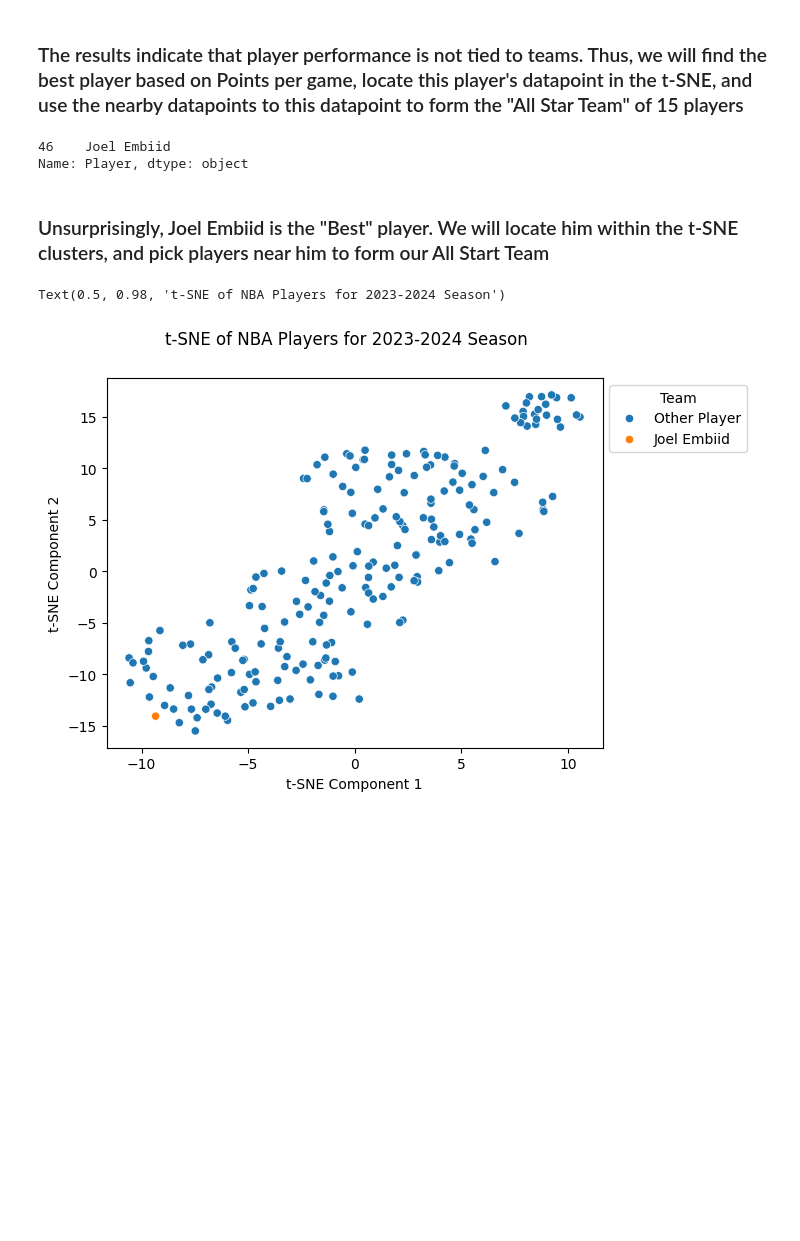
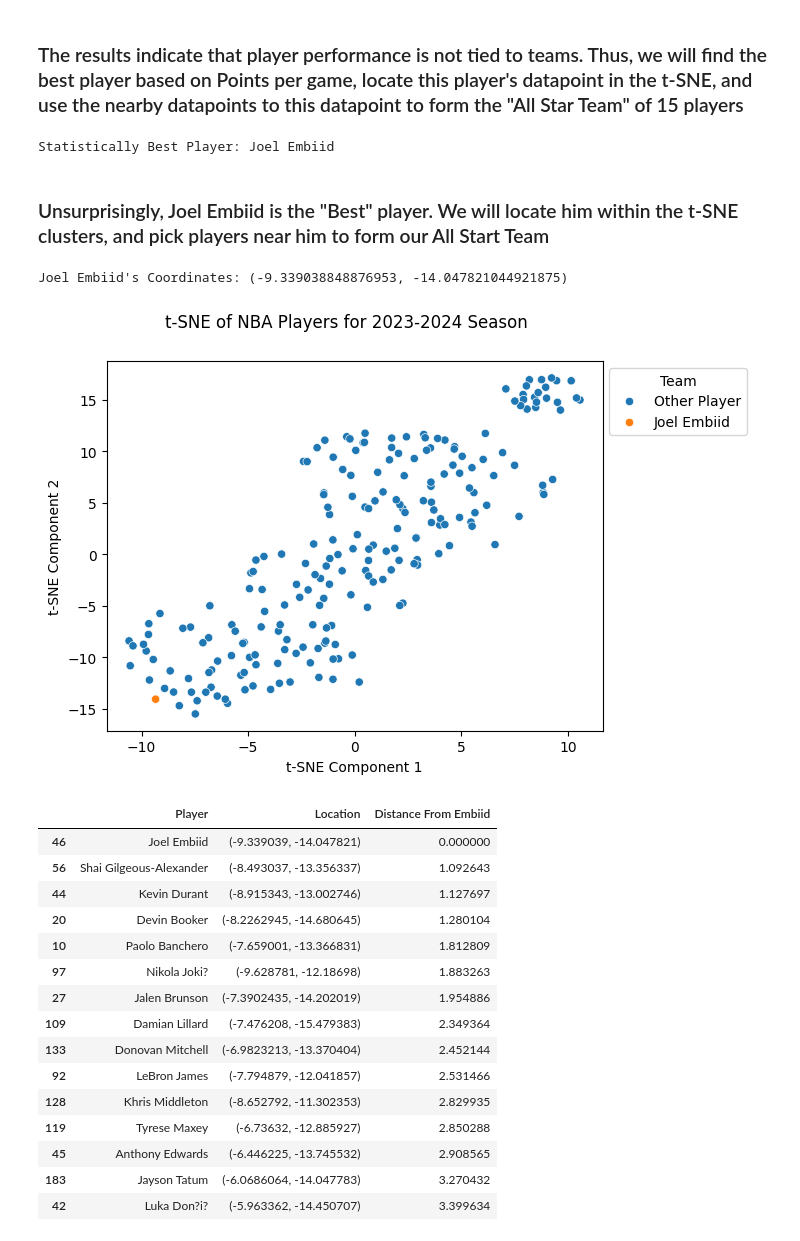
Before and after one commit to kjeeth04/NBA-pred, a Jupyter notebook: t-SNE.ipynb, the cells around one changed output. Drawn from its saved outputs; the diff is of its cells as text; code cells hidden in the pictures; blank space fills up the shorter version.

```diff
--- a/t-SNE.ipynb
+++ b/t-SNE.ipynb
@@ -40,10 +56,9 @@ Text(0.5, 0.98, 't-SNE of NBA Players for 2023-2024 Season by Team')
 # %% [markdown]
 ### The results indicate that player performance is not tied to teams. Thus, we will find the best player based on Points per game, locate this player's datapoint in the t-SNE, and use the nearby datapoints to this datapoint to form the "All Star Team" of 15 players
 # %%
-df.loc[df['PTS'] == np.max(df['PTS'])]['Player']
+print(f"Statistically Best Player: {df.loc[df['PTS'] == np.max(df['PTS'])]['Player'][46]}")
 # %% [output]
-46    Joel Embiid
-Name: Player, dtype: object
+Statistically Best Player: Joel Embiid
 # %% [markdown]
 ### Unsurprisingly, Joel Embiid is the "Best" player. We will locate him within the t-SNE clusters, and pick players near him to form our All Start Team
 # %%
@@ -57,6 +72,42 @@ components["Is_Joel"] = components["Player"].apply(is_joel)
 sns.scatterplot(data = components, x = "t-SNE Component 1", y = "t-SNE Component 2", hue = 'Is_Joel')
 plt.legend(title = 'Team', loc='upper left', bbox_to_anchor=(1, 1))
 plt.suptitle("t-SNE of NBA Players for 2023-2024 Season")
+
+embiid_tsne_1 = components.loc[components['Player'] == 'Joel Embiid']['t-SNE Component 1'][46]
+embiid_tsne_2 = components.loc[components['Player'] == 'Joel Embiid']['t-SNE Component 2'][46]
+print(f"Joel Embiid's Coordinates: ({embiid_tsne_1}, {embiid_tsne_2})")
 # %% [output]
-Text(0.5, 0.98, 't-SNE of NBA Players for 2023-2024 Season')
+Joel Embiid's Coordinates: (-9.339038848876953, -14.047821044921875)
 [figure]
+# %%
+#Gathers Player Data Relative to Embiid
+closest_embiid = list()
+
+for row in range(len(components)):
+    #Get Each Player Data and check Euclidean distance of points from Embiid's
+    player_data = components.iloc[row]
+    (dist_1, dist_2) = (player_data['t-SNE Component 1'], player_data['t-SNE Component 2'])
+    dist = math.dist((embiid_tsne_1, embiid_tsne_2), (dist_1, dist_2))
+    closest_embiid.append({"Player": player_data['Player'], "Location": (dist_1, dist_2), "Distance From Embiid": dist})
+
+#Turning data into Dataframe and grabbing top 15 players by proximity
+closest_embiid = pd.DataFrame(closest_embiid)
+closest_embiid = closest_embiid.sort_values(by='Distance From Embiid').head(15)
+closest_embiid
+# %% [output]
+|  | Player | Location | Distance From Embiid |
+| 46 | Joel Embiid | (-9.339039, -14.047821) | 0.000000 |
+| 56 | Shai Gilgeous-Alexander | (-8.493037, -13.356337) | 1.092643 |
+| 44 | Kevin Durant | (-8.915343, -13.002746) | 1.127697 |
+| 20 | Devin Booker | (-8.2262945, -14.680645) | 1.280104 |
+| 10 | Paolo Banchero | (-7.659001, -13.366831) | 1.812809 |
+| 97 | Nikola Joki? | (-9.628781, -12.18698) | 1.883263 |
+| 27 | Jalen Brunson | (-7.3902435, -14.202019) | 1.954886 |
+| 109 | Damian Lillard | (-7.476208, -15.479383) | 2.349364 |
+| 133 | Donovan Mitchell | (-6.9823213, -13.370404) | 2.452144 |
+| 92 | LeBron James | (-7.794879, -12.041857) | 2.531466 |
+| 128 | Khris Middleton | (-8.652792, -11.302353) | 2.829935 |
+| 119 | Tyrese Maxey | (-6.73632, -12.885927) | 2.850288 |
+| 45 | Anthony Edwards | (-6.446225, -13.745532) | 2.908565 |
+| 183 | Jayson Tatum | (-6.0686064, -14.047783) | 3.270432 |
+| 42 | Luka Don?i? | (-5.963362, -14.450707) | 3.399634 |
```
Also changed, not shown: parts of 4 cells of this notebook, 2 other files.
